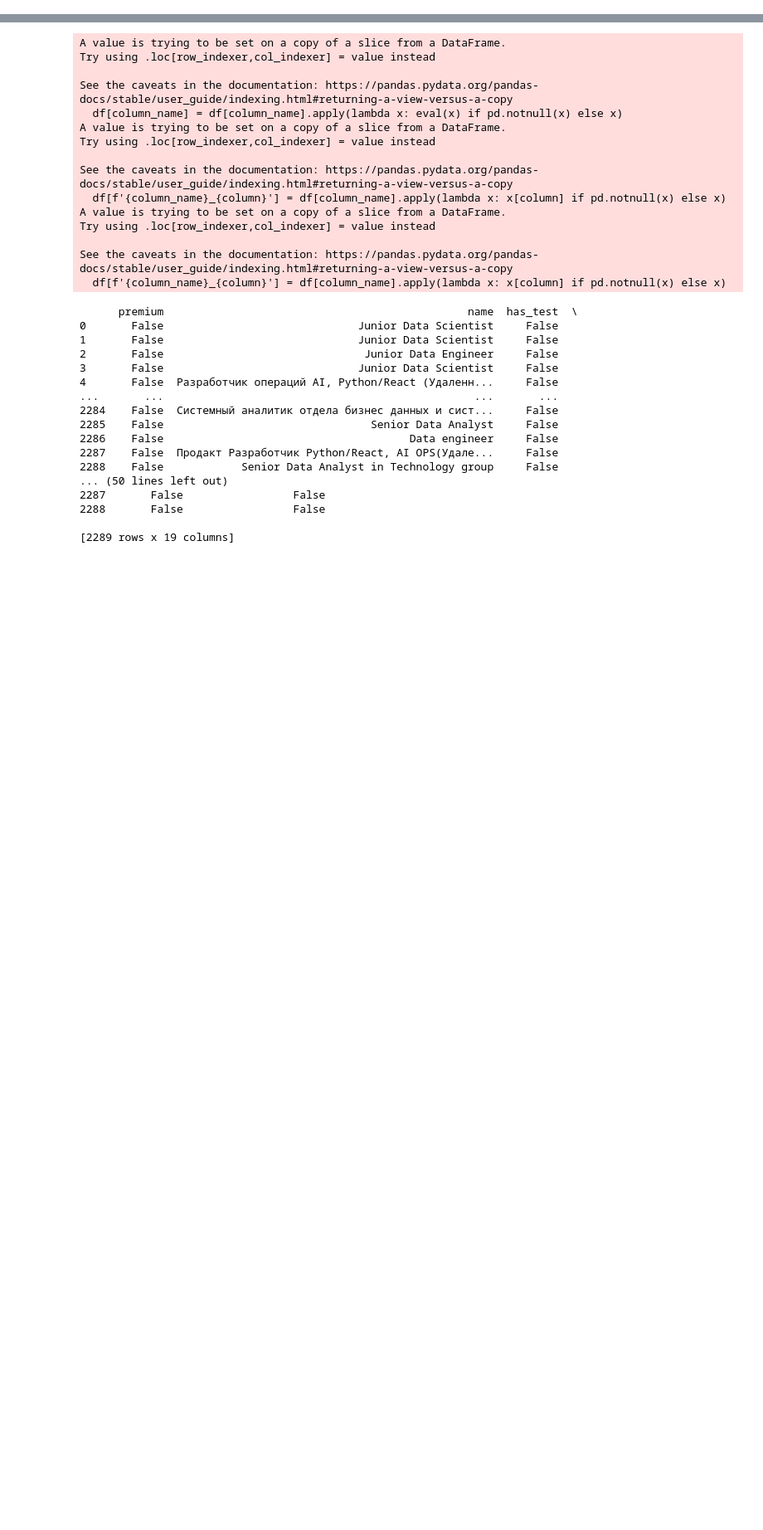
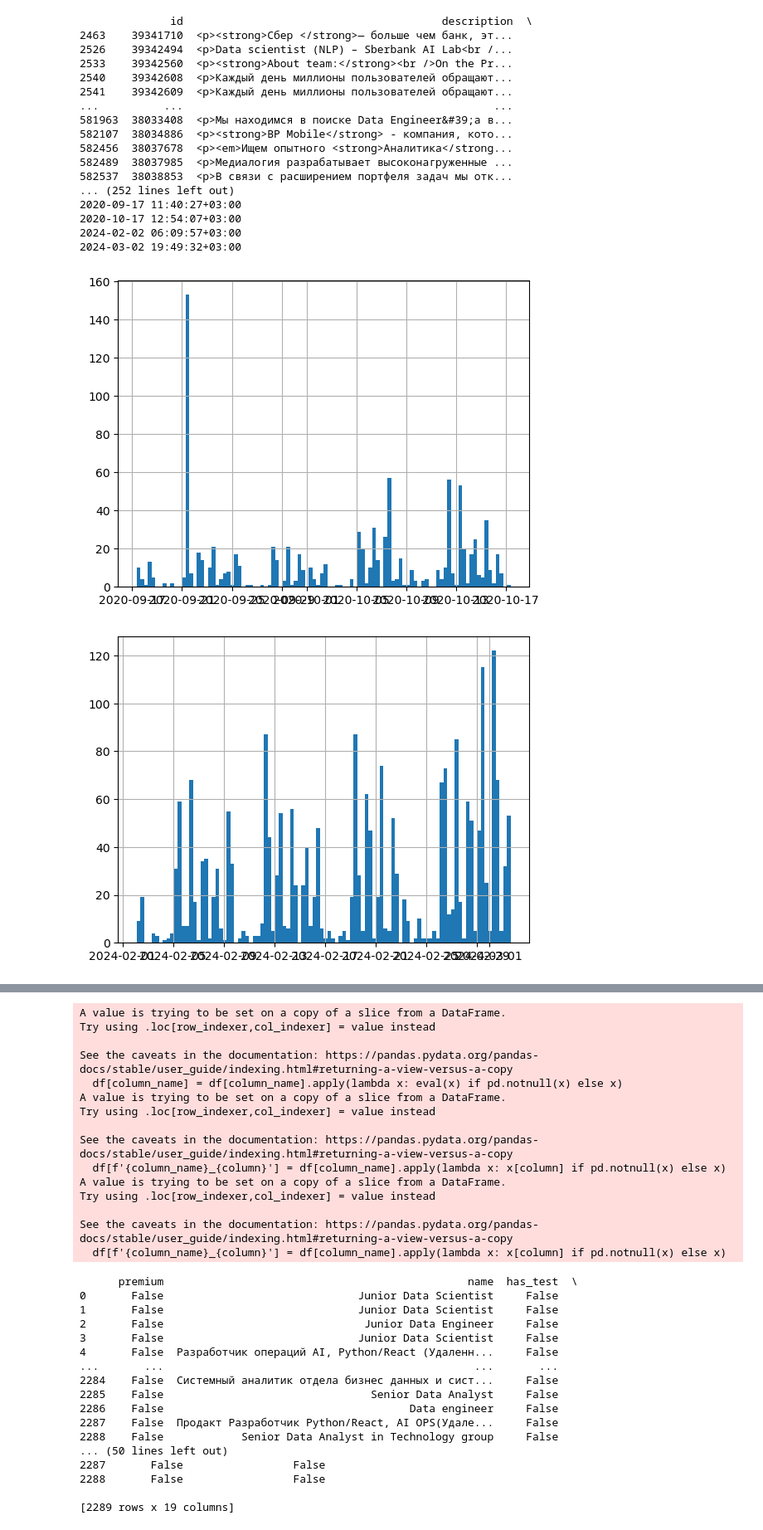
Before and after one commit to sashhhaka/HH-VacancyAnalysis, a Jupyter notebook: adjust_formats.ipynb, the cells around one changed output, grey strips where cells are left out. Shown at 83% size. Drawn from its saved outputs; the diff is of its cells as text; code cells hidden in the pictures; blank space fills up the shorter version.

```diff
--- a/adjust_formats.ipynb
+++ b/adjust_formats.ipynb
@@ -65,3 +12,64 @@ plt.show()
+# %%
+# vacancies_2020 = vacancies_2020[vacancies_2020['name'].str.contains('Data scientist|Data analyst|ML|AI|Machine Learning|Artificial Intelligence|Аналитик данных|Data Engineer|Инженер данных|Reinforcement learning|Аналитик-исследователь|Нейросеть|Искусственный интеллект|Машинное обучение', case=False, na=False)]
+
+# vacancies_2020 = vacancies_2020[vacancies_2020['name'].str.contains("'Data scientist'|'Data analyst'|'ML'|'AI'|'Machine Learning'|'Artificial Intelligence'|'Аналитик данных'|'Data Engineer'|'Инженер данных'|'Reinforcement learning'|'Аналитик-исследователь'|'Нейросеть'|'Искусственный интеллект'|'Машинное обучение'", case=False, na=False)]
+
+# vacancies_2020 = vacancies_2020[vacancies_2020['name'].str.contains('Data scientist', case=False, na=False) | vacancies_2020['name'].str.contains('Data analyst', case=False, na=False) | vacancies_2020['name'].str.contains('ML', case=False, na=False) | vacancies_2020['name'].str.contains('AI', case=False, na=False) | vacancies_2020['name'].str.contains('Machine Learning', case=False, na=False) | vacancies_2020['name'].str.contains('Artificial Intelligence', case=False, na=False) | vacancies_2020['name'].str.contains('Аналитик данных', case=False, na=False) | vacancies_2020['name'].str.contains('Data Engineer', case=False, na=False) | vacancies_2020['name'].str.contains('Инженер данных', case=False, na=False) | vacancies_2020['name'].str.contains('Reinforcement learning', case=False, na=False) | vacancies_2020['name'].str.contains('Аналитик-исследователь', case=False, na=False) | vacancies_2020['name'].str.contains('Нейросеть', case=False, na=False) | vacancies_2020['name'].str.contains('Искусственный интеллект', case=False, na=False) | vacancies_2020['name'].str.contains('Машинное обучение', case=False, na=False)]
+
+# filter the data to get only vacancies with the following keywords or keyword pairs in the name
+strings_to_filter = ['Data scientist', 'Data analyst', 'ML', 'AI', 'Machine Learning', 'Artificial Intelligence', 'Аналитик данных', 'Data Engineer', 'Инженер данных', 'Reinforcement learning', 'Аналитик-исследователь', 'Нейросеть', 'Искусственный интеллект', 'Машинное обучение']
+vacancies_2020 = vacancies_2020[vacancies_2020['name'].str.contains('|'.join(strings_to_filter))]
+
+# drop archived vacancies
+vacancies_2020 = vacancies_2020[vacancies_2020['archived'] == False]
+vacancies_2024 = vacancies_2024[vacancies_2024['archived'] == False]
+
+print(vacancies_2020)
+print(vacancies_2024)
+print(vacancies_2020['area_id'].nunique())
+print(vacancies_2024['area'].nunique())
+
+# plot the distribution of published_at
+import matplotlib.pyplot as plt
+
+# use x as the date and y as the count of vacancies
+vacancies_2020['published_at'] = pd.to_datetime(vacancies_2020['published_at'])
+vacancies_2024['published_at'] = pd.to_datetime(vacancies_2024['published_at'])
+
+vacancies_2020 = vacancies_2020['2020-09-17' < vacancies_2020['published_at']]
+vacancies_2020 = vacancies_2020[vacancies_2020['published_at'] < '2020-10-18']
+
+# minimum and maximum published_at
+print(vacancies_2020['published_at'].min())
+print(vacancies_2020['published_at'].max())
+print(vacancies_2024['published_at'].min())
+print(vacancies_2024['published_at'].max())
+
+vacancies_2020['published_at'].hist(bins=100)
+plt.show()
+
+vacancies_2024['published_at'].hist(bins=100)
+plt.show()
+# %% [output]
+              id                                        description  \
+2463    39341710  <p><strong>Сбер </strong>— больше чем банк, эт...
+2526    39342494  <p>Data scientist (NLP) – Sberbank AI Lab<br /...
+2533    39342560  <p><strong>About team:</strong><br />On the Pr...
+2540    39342608  <p>Каждый день миллионы пользователей обращают...
+2541    39342609  <p>Каждый день миллионы пользователей обращают...
+...          ...                                                ...
+581963  38033408  <p>Мы находимся в поиске Data Engineer&#39;a в...
+582107  38034886  <p><strong>BP Mobile</strong> - компания, кото...
+582456  38037678  <p><em>Ищем опытного <strong>Аналитика</strong...
+582489  38037985  <p>Медиалогия разрабатывает высоконагруженные ...
+582537  38038853  <p>В связи с расширением портфеля задач мы отк...
+... (252 lines left out)
+2020-09-17 11:40:27+03:00
+2020-10-17 12:54:07+03:00
+2024-02-02 06:09:57+03:00
+2024-03-02 19:49:32+03:00
+[figure, added]
+[figure, added]
 # %%
 # print 3 rows with all columns for both dataframes, not just some columns
 cols = vacancies_2020.columns
```
Also changed, not shown: parts of 8 cells of this notebook.
